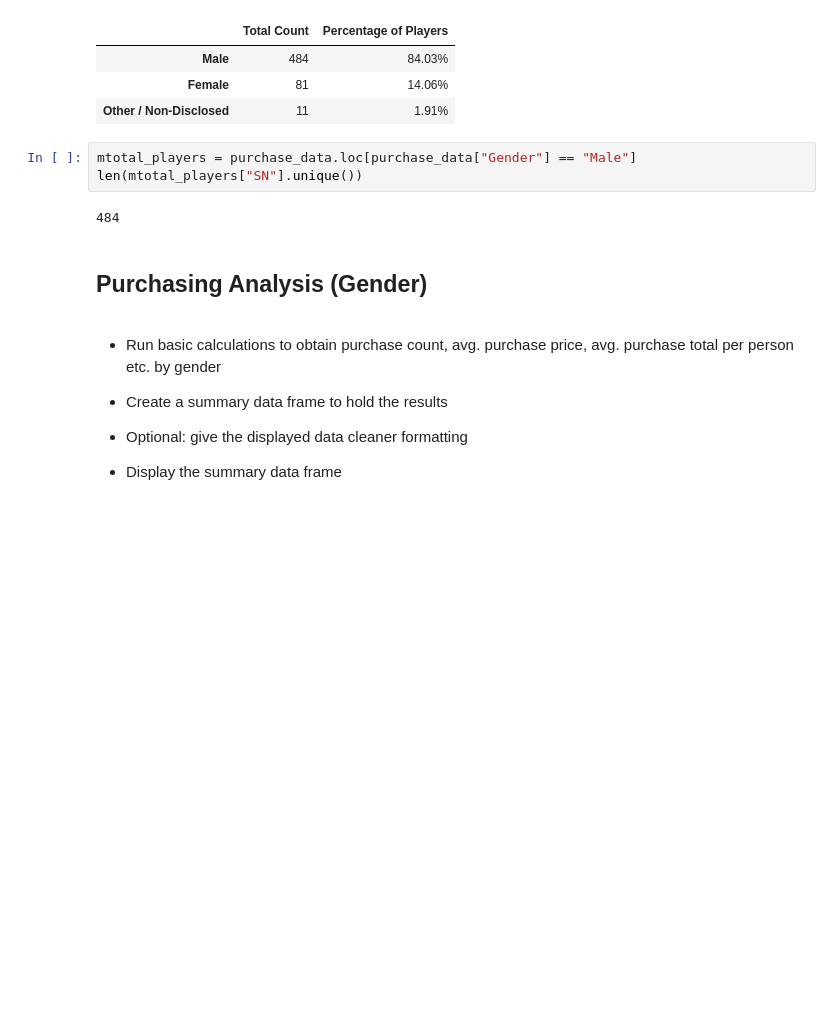
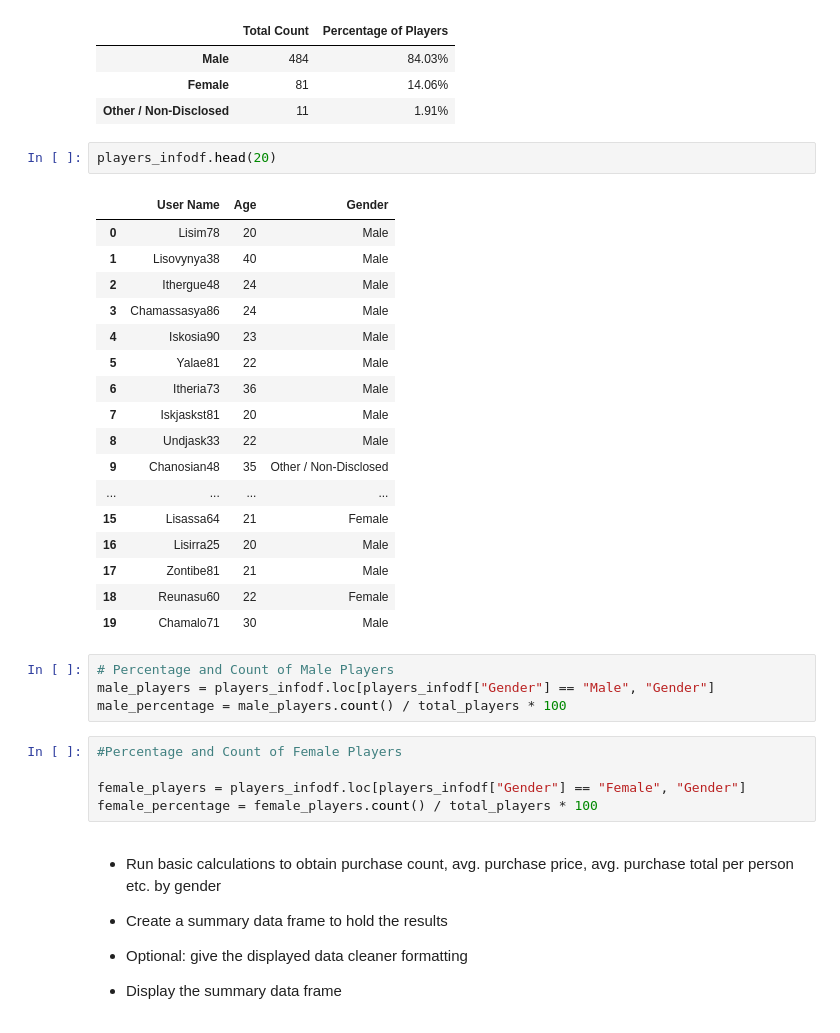
Before and after one commit to manuelamc14/heroesofpymoly-analysis, a Jupyter notebook: HeroesOfPymoli/HeroesOfPymoli_starter.ipynb, the cells around one changed output. Cells and saved outputs as stored; diff of their text form; blank space fills up the shorter version.

Commit message:
Count and Percentage of players

```diff
--- a/HeroesOfPymoli/HeroesOfPymoli_starter.ipynb
+++ b/HeroesOfPymoli/HeroesOfPymoli_starter.ipynb
@@ -92,14 +92,35 @@ purchase_analysis
 | Male | 484 | 84.03% |
 | Female | 81 | 14.06% |
 | Other / Non-Disclosed | 11 | 1.91% |
-# %%
-mtotal_players = purchase_data.loc[purchase_data["Gender"] == "Male"]
-len(mtotal_players["SN"].unique())
-# %% [output]
-484
-# %% [markdown]
-
-## Purchasing Analysis (Gender)
+# %%
+players_infodf.head(20)
+# %% [output]
+|  | User Name | Age | Gender |
+| 0 | Lisim78 | 20 | Male |
+| 1 | Lisovynya38 | 40 | Male |
+| 2 | Ithergue48 | 24 | Male |
+| 3 | Chamassasya86 | 24 | Male |
+| 4 | Iskosia90 | 23 | Male |
+| 5 | Yalae81 | 22 | Male |
+| 6 | Itheria73 | 36 | Male |
+| 7 | Iskjaskst81 | 20 | Male |
+| 8 | Undjask33 | 22 | Male |
+| 9 | Chanosian48 | 35 | Other / Non-Disclosed |
+| ... | ... | ... | ... |
+| 15 | Lisassa64 | 21 | Female |
+| 16 | Lisirra25 | 20 | Male |
+| 17 | Zontibe81 | 21 | Male |
+| 18 | Reunasu60 | 22 | Female |
+| 19 | Chamalo71 | 30 | Male |
+# %%
+# Percentage and Count of Male Players
+male_players = players_infodf.loc[players_infodf["Gender"] == "Male", "Gender"]
+male_percentage = male_players.count() / total_players * 100
+# %%
+#Percentage and Count of Female Players
+
+female_players = players_infodf.loc[players_infodf["Gender"] == "Female", "Gender"]
+female_percentage = female_players.count() / total_players * 100
 # %% [markdown]
 * Run basic calculations to obtain purchase count, avg. purchase price, avg. purchase total per person etc. by gender
 
```
Also changed, not shown: parts of 1 cell of this notebook.
